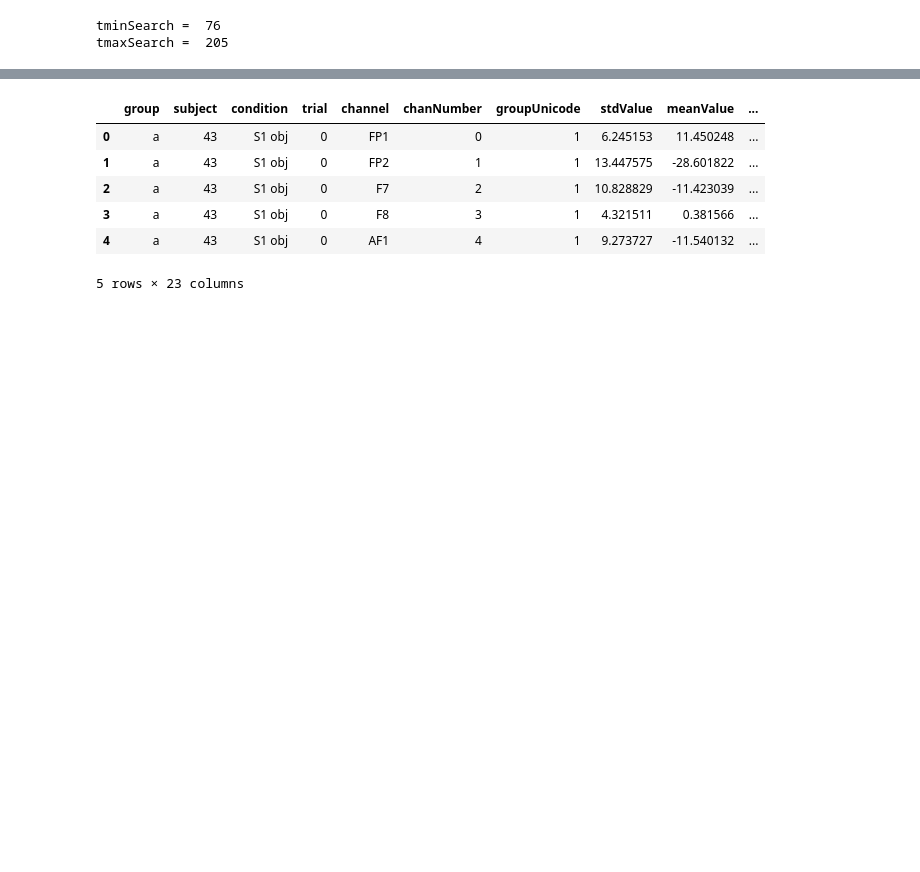
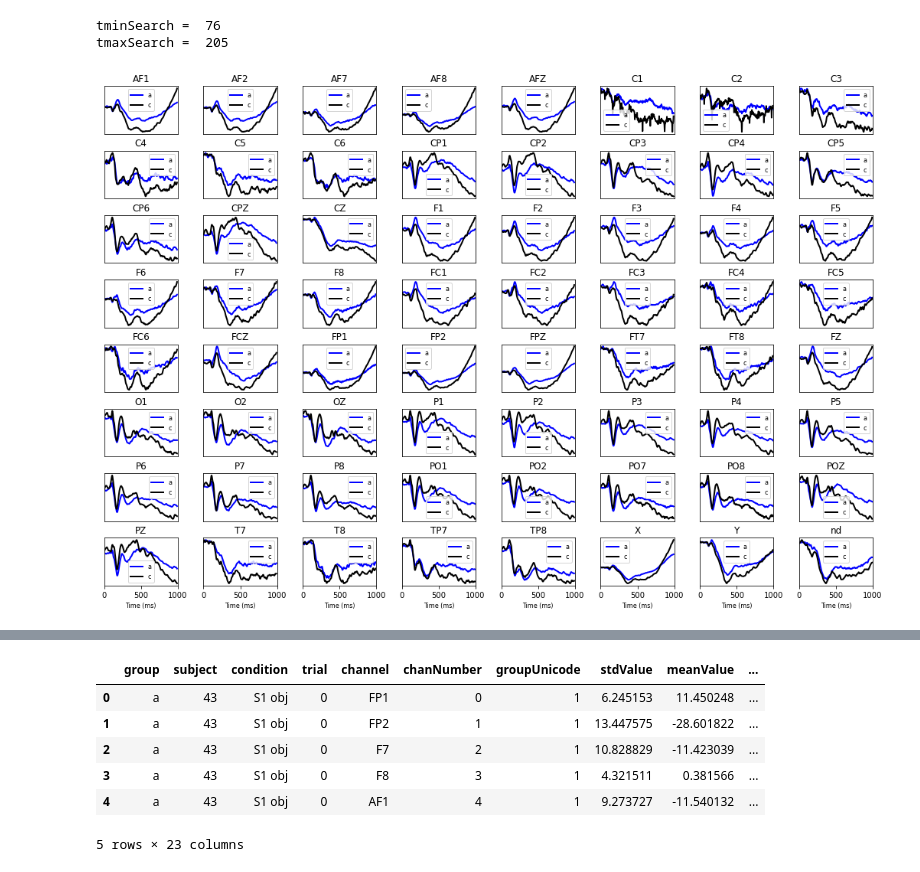
Before and after one commit to jgeller112/ERDOS_EEG_Project, a Jupyter notebook: DataExploration/ReadAndPlotData.ipynb, the cells around one changed output, grey strips where cells are left out. Saved outputs shown, nothing was run; the diff lists cells and outputs as text; code cells hidden in the pictures; blank space fills up the shorter version.

Commit message:
Continuted the data exploration

```diff
--- a/DataExploration/ReadAndPlotData.ipynb
+++ b/DataExploration/ReadAndPlotData.ipynb
@@ -15,0 +13,16 @@ df['groupUnicode'] = df['groupUnicode'].astype(int)
+# %%
+## Merging the header information and the sensorValue. This helps later on to filter the dataframe.
+df['groupUnicode'] = df['group'] == 'a'
+df['groupUnicode'] = df['groupUnicode'].astype(int)
+
+dfAll = pd.DataFrame(sensorValue)
+dfAll.head()
+
+dfAll.insert(0,column='groupUnicode',value=df['groupUnicode'])
+dfAll.insert(0,column='chanNumber',value=df['chanNumber'])
+dfAll.insert(0,column='channel',value=df['channel'])
+dfAll.insert(0,column='trial',value=df['trial'])
+dfAll.insert(0,column='condition',value=df['condition'])
+dfAll.insert(0,column='subject',value=df['subject'])
+dfAll.insert(0,column='group',value=df['group'])
+dfAll.head()
@@ -16,7 +37,7 @@ df['groupUnicode'] = df['groupUnicode'].astype(int)
 # %%
 ## Defining window to compute feature
 dt = 3.9 ## ms
-tData = np.arange(0,256) * dt
+tData = np.arange(0,255) * dt
 tMinSearch = int(300 / dt) ## 200 ms
 tMaxSearch = int(800 / dt) ## 600 ms
 
@@ -25,3 +46,40 @@ print("tmaxSearch = ", tMaxSearch)
 # %% [output]
 tminSearch =  76
 tmaxSearch =  205
+# %%
+## Plot the average sample value for all sensor for diffent conditions
+
+## Select the condition below
+#conditionSelected='S1 obj'
+#conditionSelected='S2 nomatch'
+conditionSelected='S2 match'
+
+##Get all selected channels
+cNameAll = (dfAll['channel'].unique())
+cNameAll = sorted(cNameAll)
+
+fontSize=8
+plt.figure(figsize=(18,12))
+plt.subplots_adjust(wspace=0.35,hspace=0.35)
+count=1
+for cName in cNameAll:
+    tmpA = dfAll[ (dfAll['channel'] == cName) & (dfAll['condition'] == conditionSelected) & (dfAll['group'] == 'a') ].iloc[:,7:-1].to_numpy().mean(axis=0)
+    tmpC = dfAll[ (dfAll['channel'] == cName) & (dfAll['condition'] == conditionSelected) & (dfAll['group'] == 'c') ].iloc[:,7:-1].to_numpy().mean(axis=0)
+
+    plt.subplot(8,8,count)
+    plt.plot(tData,tmpA, color="blue", label='a', linewidth=2)
+    plt.plot(tData,tmpC, color="black", label='c', linewidth=2)
+    plt.title(cName)
+    plt.legend(loc="best", fontsize=fontSize)
+    if count <= 8*7:
+        plt.xticks([])
+    elif count > 8*7:
+        plt.xlabel('Time (ms)', fontsize=fontSize)
+    plt.yticks([])
+    #plt.ylim(-4,4)
+    plt.xlim(0,1000)
+
+    count = count + 1
+plt.savefig('./Figures/Condition_'+conditionSelected+'_AllSensors.png', format='png', bbox_inches='tight')
+# %% [output]
+[figure, added]
```
Also changed, not shown: parts of 13 cells of this notebook, 3 other files.
